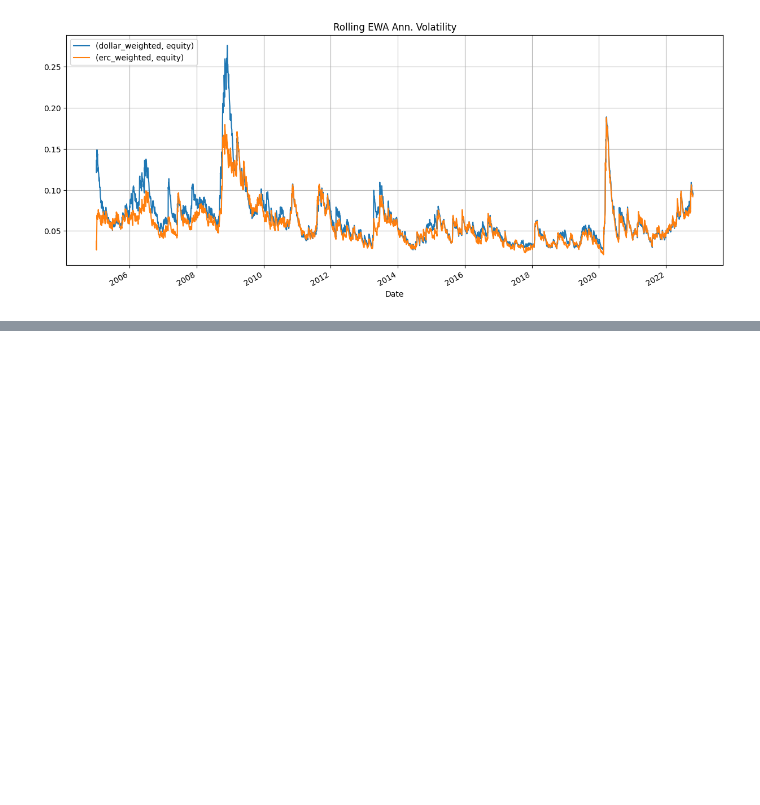
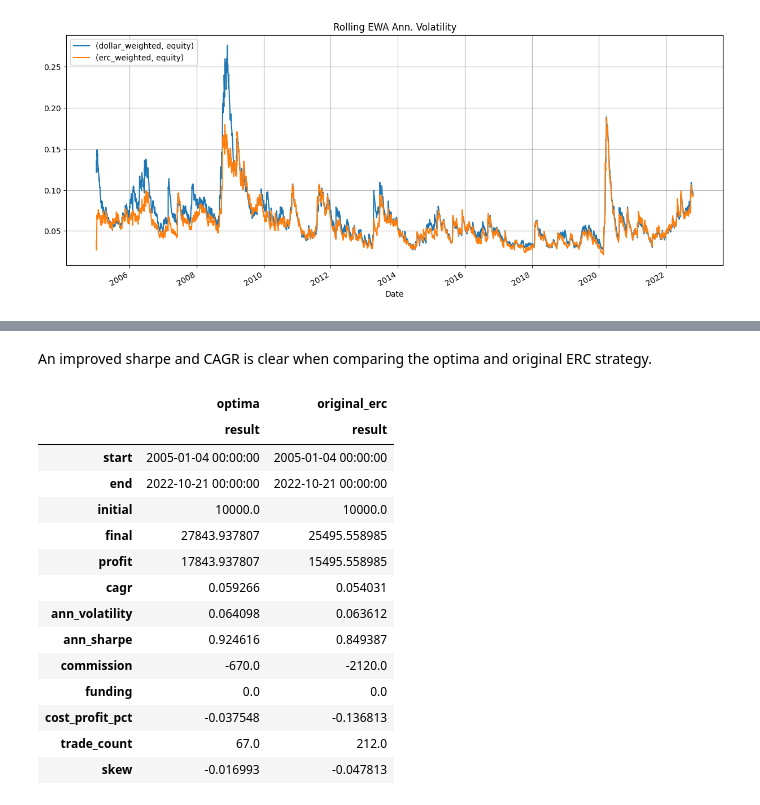
Before and after one commit to breaded-xyz/alphasim, a Jupyter notebook: vignettes/riskpremia.ipynb, the cells around one changed output, grey strips where cells are left out. Cells and saved outputs as stored; diff of their text form; code cells hidden in the pictures; blank space fills up the shorter version.

```diff
--- a/vignettes/riskpremia.ipynb
+++ b/vignettes/riskpremia.ipynb
@@ -143,7 +143,7 @@ price_df = price_df.align(erc_weight_df, axis=0, join='inner')[0]
 # Execute our backtest for the ERC strategy
 erc_result_df = bt.backtest(
     prices=price_df.copy(),
-    weights=erc_weight_df,
+    weights=erc_weight_df.copy(),
     trade_buffer=0.05,
     do_trade_to_buffer=False,
     commission_func=fixed_commission,
@@ -204,0 +252,21 @@ This is in part due to the lower volatility of the ERC strategy.
+# %% [markdown]
+An improved sharpe and CAGR is clear when comparing the optima and original ERC strategy.
+# %%
+optima_stat_df = stats.calc_stats(result_df)
+display(pd.concat([optima_stat_df, erc_stat_df], keys=["optima", "original_erc"], axis=1))
+# %% [output]
+|  | optima | original_erc |
+|  | result | result |
+| start | 2005-01-04 00:00:00 | 2005-01-04 00:00:00 |
+| end | 2022-10-21 00:00:00 | 2022-10-21 00:00:00 |
+| initial | 10000.0 | 10000.0 |
+| final | 27843.937807 | 25495.558985 |
+| profit | 17843.937807 | 15495.558985 |
+| cagr | 0.059266 | 0.054031 |
+| ann_volatility | 0.064098 | 0.063612 |
+| ann_sharpe | 0.924616 | 0.849387 |
+| commission | -670.0 | -2120.0 |
+| funding | 0.0 | 0.0 |
+| cost_profit_pct | -0.037548 | -0.136813 |
+| trade_count | 67.0 | 212.0 |
+| skew | -0.016993 | -0.047813 |
```
Also changed, not shown: parts of 13 cells of this notebook, 2 other files.
